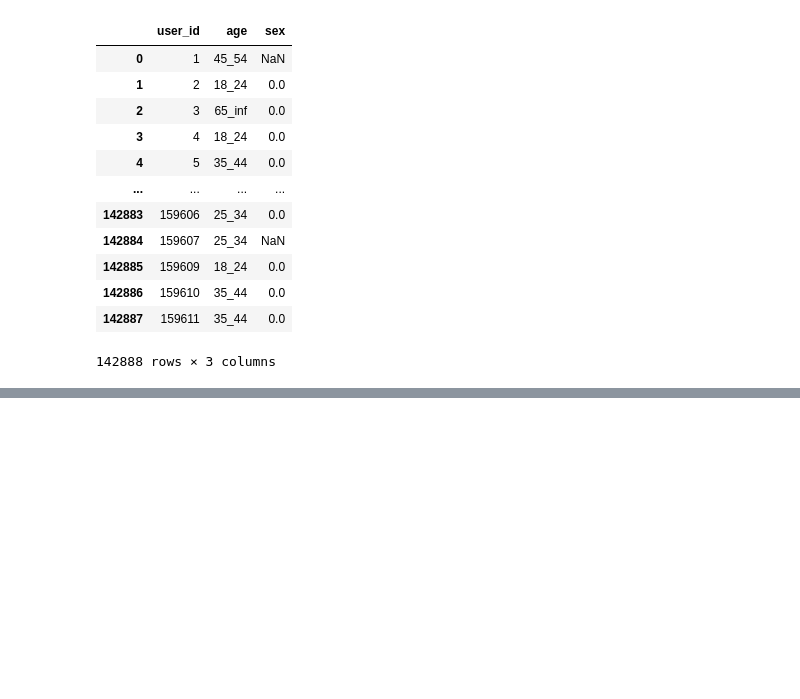
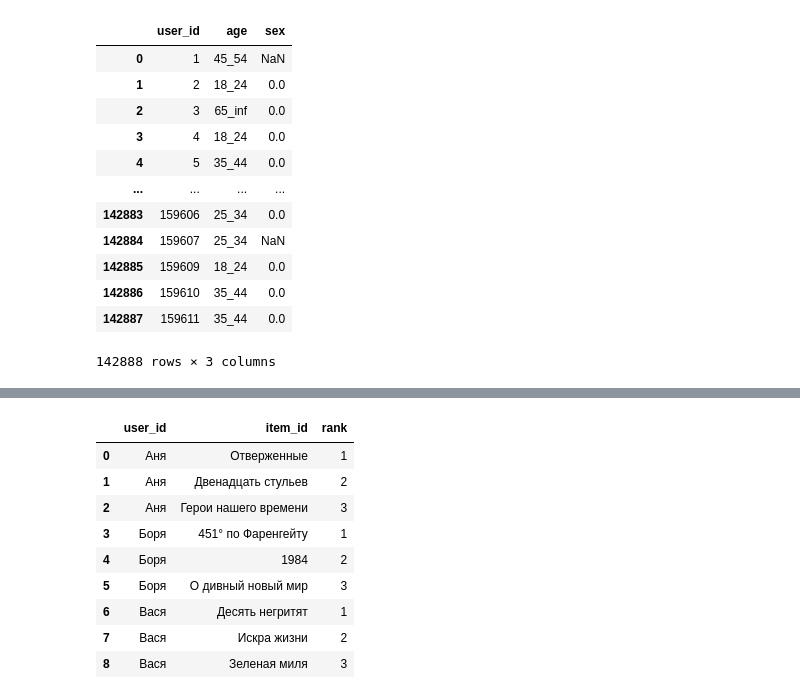
Before and after one commit to odinicc/Data-Practice, a Jupyter notebook: 29 RecSys/1 Data_validation.ipynb, the cells around one changed output, grey strips where cells are left out. Cells and saved outputs as stored; diff of their text form; code cells hidden in the pictures; blank space fills up the shorter version.

```diff
--- a/29 RecSys/1 Data_validation.ipynb
+++ b/29 RecSys/1 Data_validation.ipynb
@@ -45,0 +58,30 @@ df_users
+# %%
+df_recs = pd.DataFrame({
+    'user_id': [
+        'Аня', 'Аня', 'Аня',
+        'Боря', 'Боря', 'Боря',
+        'Вася', 'Вася', 'Вася',
+    ],
+    'item_id': [
+        'Отверженные', 'Двенадцать стульев', 'Герои нашего времени',
+        '451° по Фаренгейту', '1984', 'О дивный новый мир',
+        'Десять негритят', 'Искра жизни', 'Зеленая миля',
+    ],
+    'rank': [
+        1, 2, 3,
+        1, 2, 3,
+        1, 2, 3,
+    ]
+})
+df_recs
+# %% [output]
+|  | user_id | item_id | rank |
+| 0 | Аня | Отверженные | 1 |
+| 1 | Аня | Двенадцать стульев | 2 |
+| 2 | Аня | Герои нашего времени | 3 |
+| 3 | Боря | 451° по Фаренгейту | 1 |
+| 4 | Боря | 1984 | 2 |
+| 5 | Боря | О дивный новый мир | 3 |
+| 6 | Вася | Десять негритят | 1 |
+| 7 | Вася | Искра жизни | 2 |
+| 8 | Вася | Зеленая миля | 3 |
```
Also changed, not shown: parts of 30 cells of this notebook, 1 other file.
